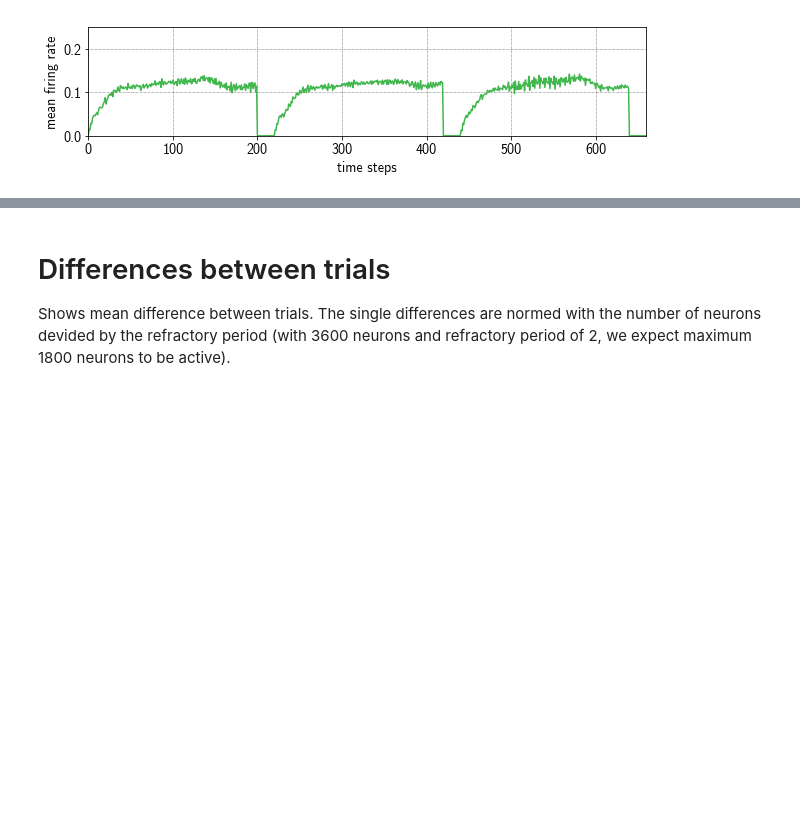
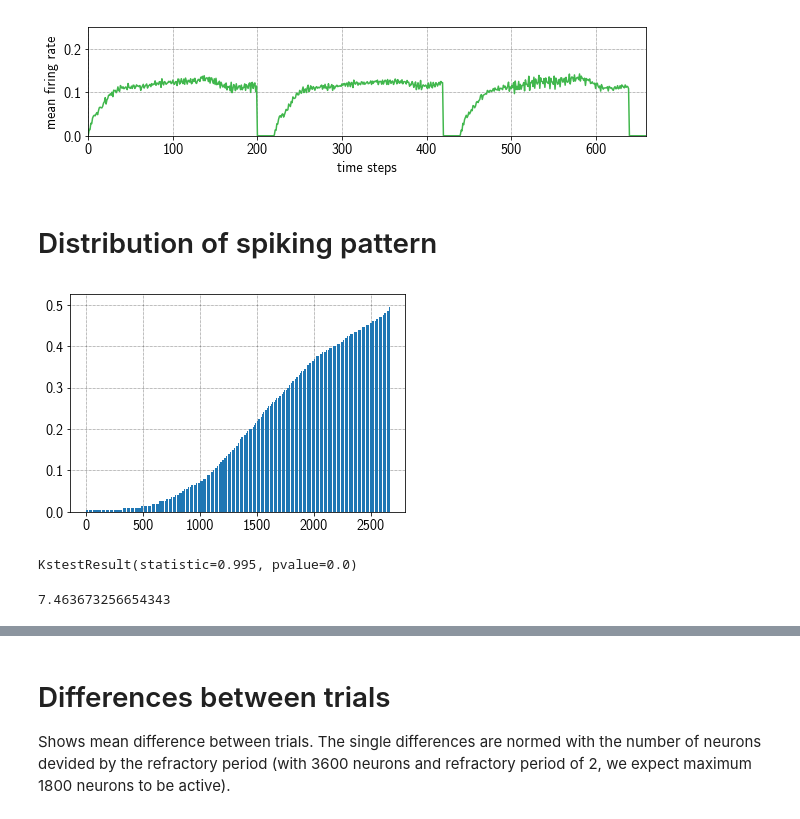
Before and after one commit to sagacitysite/pelenet, a Jupyter notebook: readout-learning_comparison.ipynb, the cells around one changed output, grey strips where cells are left out. Saved outputs shown, nothing was run; the diff lists cells and outputs as text; code cells hidden in the pictures; blank space fills up the shorter version.

Commit message:
many statistics added

```diff
--- a/readout-learning_comparison.ipynb
+++ b/readout-learning_comparison.ipynb
@@ -81,3 +87,28 @@ plotSpikeTrain(spiketrainAniso, p.pltColor3, 'anisotropic')
 plotSpikeRates(ratesAniso, p.pltColor3, 'anisotropic')
 # %% [output]
 [figure]
+# %% [markdown]
+# Distribution of spiking pattern
+# %%
+# Get spiking frequencies of first trial from random network
+randFreq = np.mean(sExRand[0,:,:200], axis=1)
+randFreq = randFreq[randFreq > 0]
+
+# Get spiking frequencies of first trial from anisotropic network
+anisoFreq = np.mean(sExAniso[0,:,:200], axis=1)
+anisoFreq = anisoFreq[anisoFreq > 0]
+# %%
+# Sorted neuron firing frequencies for random network
+pl = plt.bar(np.arange(len(randFreq)), np.sort(randFreq))
+# %% [output]
+[figure, added]
+# %%
+# Compare with uniform distribution
+stats.kstest(randFreq, stats.uniform(loc=0.0, scale=100.0).cdf)
+# %% [output]
+KstestResult(statistic=0.995, pvalue=0.0)
+# %%
+# Entropy
+stats.entropy(randFreq)
+# %% [output]
+7.463673256654343
```
Also changed, not shown: parts of 37 cells of this notebook, 5 other files.
